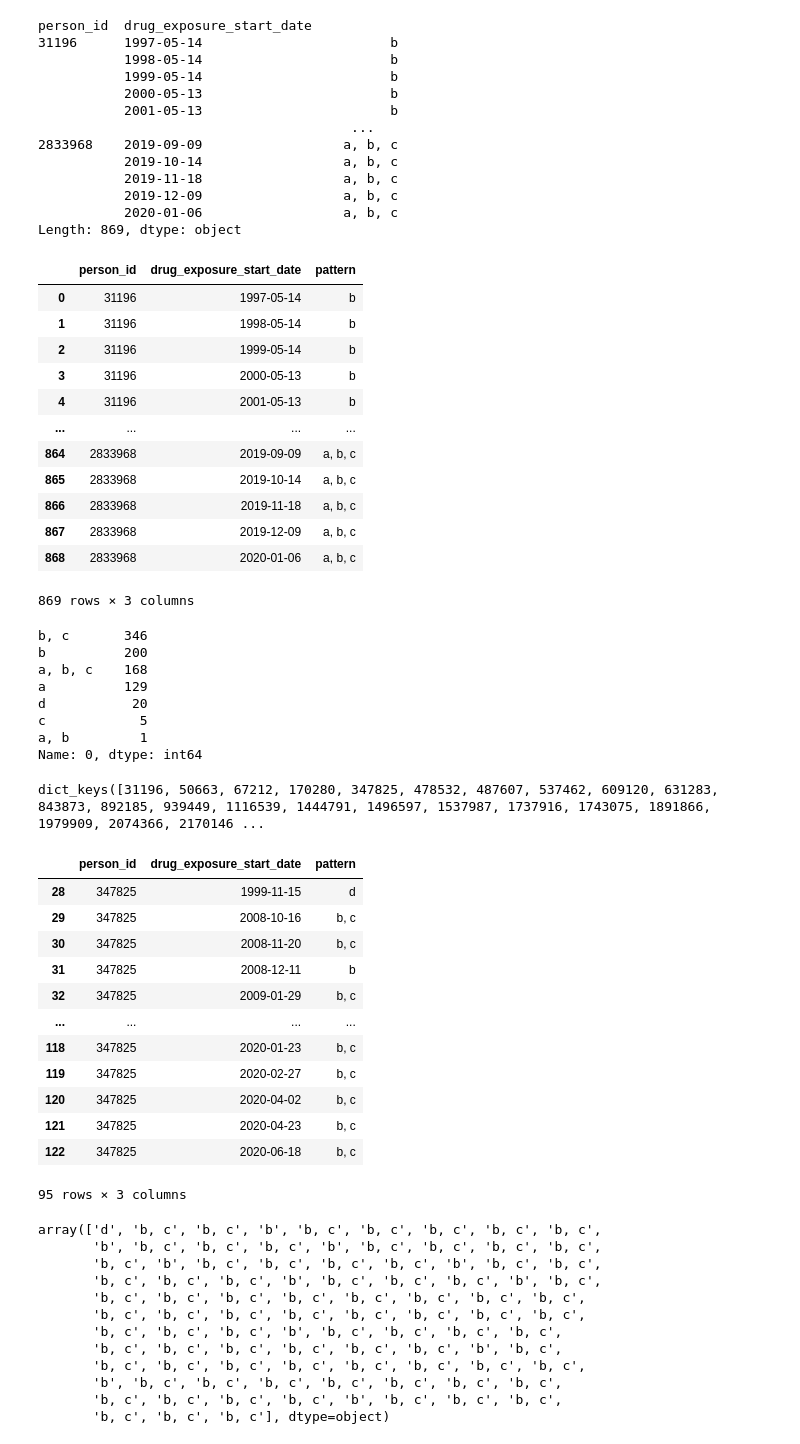
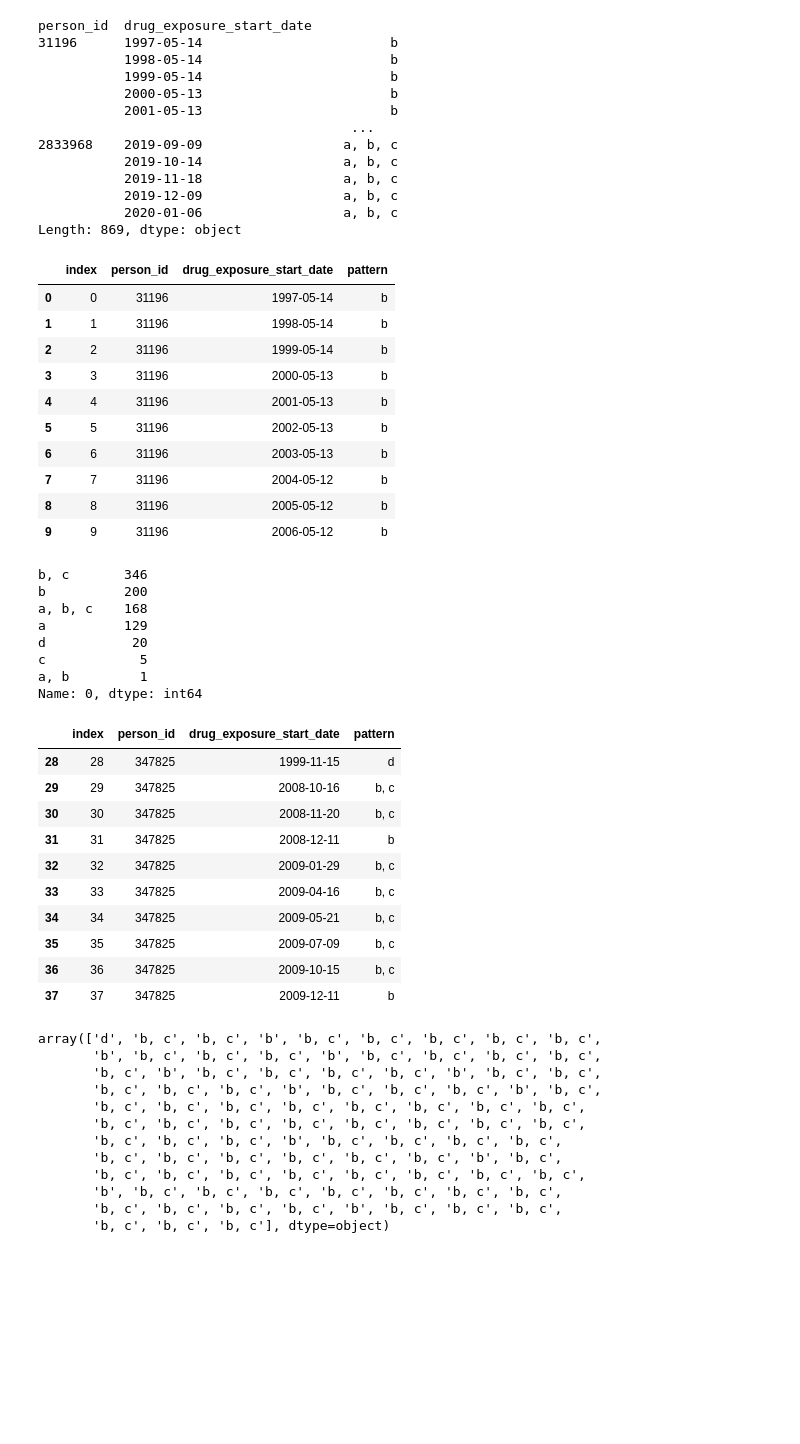
Before and after one commit to is3js/engineer_practice, a Jupyter notebook: 02_Load_Local_DataFrame_and_Quesions_1~7.ipynb, the cells around one changed output. Cells and saved outputs as stored; diff of their text form; code cells hidden in the pictures; blank space fills up the shorter version.

```diff
--- a/02_Load_Local_DataFrame_and_Quesions_1~7.ipynb
+++ b/02_Load_Local_DataFrame_and_Quesions_1~7.ipynb
@@ -1099,21 +1054,19 @@ Length: 869, dtype: object
 # %%
 # index를 제거하면서 당일 처방받은 의약품들을 시간순으로 연결할 준비를 한다.
 patterns = patterns.reset_index().rename(columns={0:'pattern'})
-patterns
+patterns[:10]
 # %% [output]
-|  | person_id | drug_exposure_start_date | pattern |
-| 0 | 31196 | 1997-05-14 | b |
-| 1 | 31196 | 1998-05-14 | b |
-| 2 | 31196 | 1999-05-14 | b |
-| 3 | 31196 | 2000-05-13 | b |
-| 4 | 31196 | 2001-05-13 | b |
-| ... | ... | ... | ... |
-| 864 | 2833968 | 2019-09-09 | a, b, c |
-| 865 | 2833968 | 2019-10-14 | a, b, c |
-| 866 | 2833968 | 2019-11-18 | a, b, c |
-| 867 | 2833968 | 2019-12-09 | a, b, c |
-| 868 | 2833968 | 2020-01-06 | a, b, c |
+|  | index | person_id | drug_exposure_start_date | pattern |
+| 0 | 0 | 31196 | 1997-05-14 | b |
+| 1 | 1 | 31196 | 1998-05-14 | b |
+| 2 | 2 | 31196 | 1999-05-14 | b |
+| 3 | 3 | 31196 | 2000-05-13 | b |
+| 4 | 4 | 31196 | 2001-05-13 | b |
+| 5 | 5 | 31196 | 2002-05-13 | b |
+| 6 | 6 | 31196 | 2003-05-13 | b |
+| 7 | 7 | 31196 | 2004-05-12 | b |
+| 8 | 8 | 31196 | 2005-05-12 | b |
+| 9 | 9 | 31196 | 2006-05-12 | b |
-869 rows × 3 columns
 # %%
 # 패턴에 null이 없는지 검사한다.
 patterns[0].fillna('None').value_counts()
@@ -1129,25 +1082,21 @@ Name: 0, dtype: int64
 # %%
 # 환자별로 묶은 다음, pattern예시를 확인한다.
 grouped = dict(list(patterns.groupby(['person_id'])))
-grouped.keys()
+# grouped.keys()
-# %% [output]
-dict_keys([31196, 50663, 67212, 170280, 347825, 478532, 487607, 537462, 609120, 631283, 843873, 892185, 939449, 1116539, 1444791, 1496597, 1537987, 1737916, 1743075, 1891866, 1979909, 2074366, 2170146 ...
 # %%
-grouped[347825]
+grouped[347825][:10]
 # %% [output]
-|  | person_id | drug_exposure_start_date | pattern |
-| 28 | 347825 | 1999-11-15 | d |
-| 29 | 347825 | 2008-10-16 | b, c |
-| 30 | 347825 | 2008-11-20 | b, c |
-| 31 | 347825 | 2008-12-11 | b |
-| 32 | 347825 | 2009-01-29 | b, c |
-| ... | ... | ... | ... |
-| 118 | 347825 | 2020-01-23 | b, c |
-| 119 | 347825 | 2020-02-27 | b, c |
-| 120 | 347825 | 2020-04-02 | b, c |
-| 121 | 347825 | 2020-04-23 | b, c |
-| 122 | 347825 | 2020-06-18 | b, c |
+|  | index | person_id | drug_exposure_start_date | pattern |
+| 28 | 28 | 347825 | 1999-11-15 | d |
+| 29 | 29 | 347825 | 2008-10-16 | b, c |
+| 30 | 30 | 347825 | 2008-11-20 | b, c |
+| 31 | 31 | 347825 | 2008-12-11 | b |
+| 32 | 32 | 347825 | 2009-01-29 | b, c |
+| 33 | 33 | 347825 | 2009-04-16 | b, c |
+| 34 | 34 | 347825 | 2009-05-21 | b, c |
+| 35 | 35 | 347825 | 2009-07-09 | b, c |
+| 36 | 36 | 347825 | 2009-10-15 | b, c |
+| 37 | 37 | 347825 | 2009-12-11 | b |
-95 rows × 3 columns
 # %%
 grouped[347825]['pattern'].values
 # %% [output]
```
Also changed, not shown: parts of 24 cells of this notebook, 3 other files.
